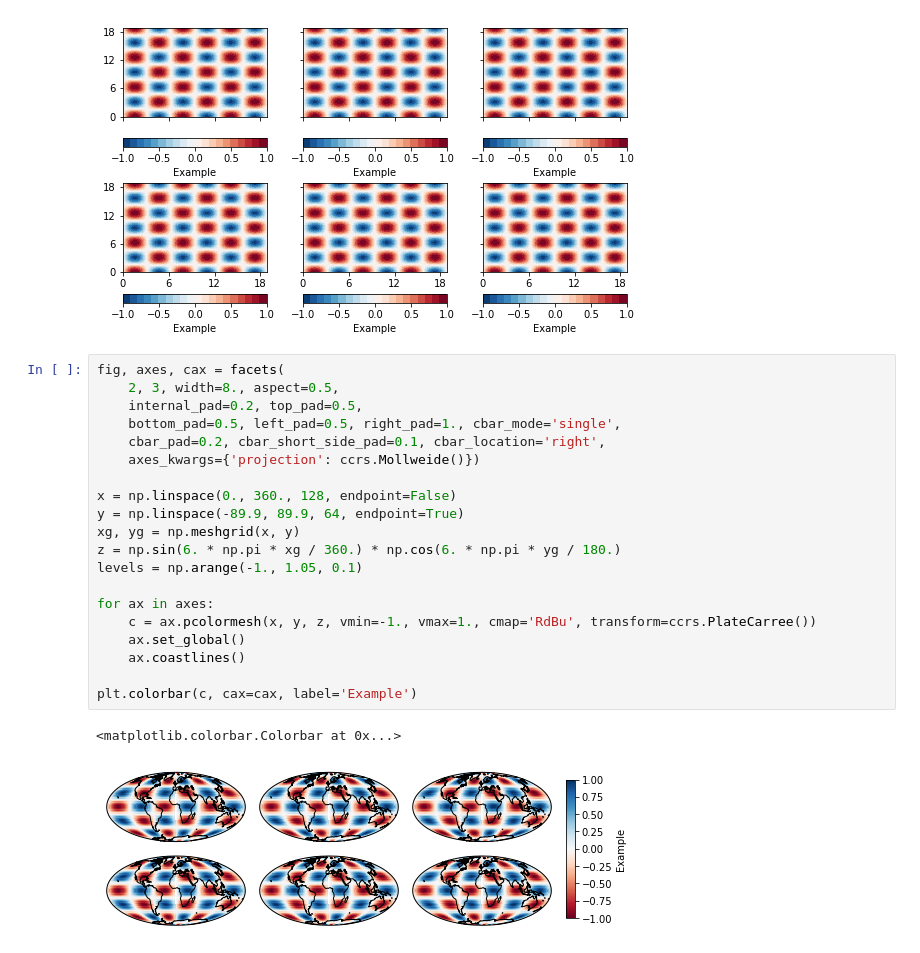
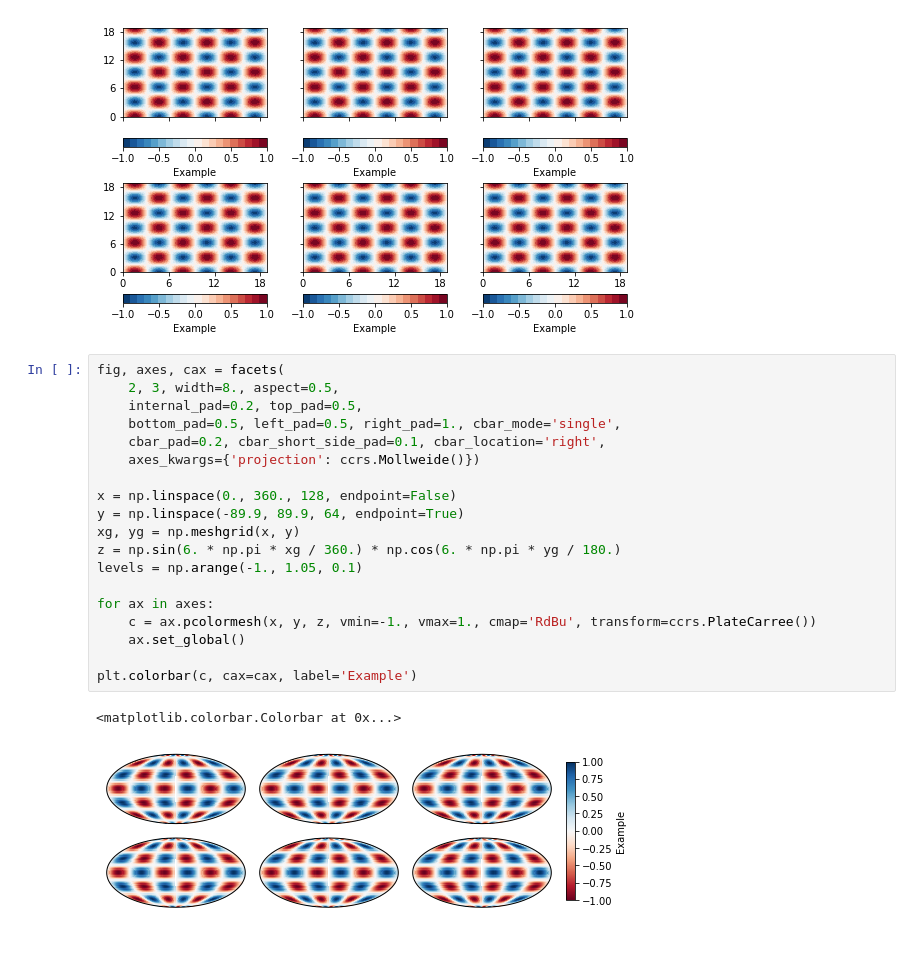
Before and after one commit to spencerkclark/faceted, a Jupyter notebook: facets/examples/examples.ipynb, the cells around one changed output. Cells and saved outputs as stored; diff of their text form.

Commit message:
Actually remove coastlines calls...

```diff
--- a/facets/examples/examples.ipynb
+++ b/facets/examples/examples.ipynb
@@ -89,26 +89,25 @@ for ax, cax in zip(axes, caxes):
 # %%
 fig, axes, cax = facets(
     2, 3, width=8., aspect=0.5,
     internal_pad=0.2, top_pad=0.5,
     bottom_pad=0.5, left_pad=0.5, right_pad=1., cbar_mode='single',
     cbar_pad=0.2, cbar_short_side_pad=0.1, cbar_location='right',
     axes_kwargs={'projection': ccrs.Mollweide()})
 
 x = np.linspace(0., 360., 128, endpoint=False)
 y = np.linspace(-89.9, 89.9, 64, endpoint=True)
 xg, yg = np.meshgrid(x, y)
 z = np.sin(6. * np.pi * xg / 360.) * np.cos(6. * np.pi * yg / 180.)
 levels = np.arange(-1., 1.05, 0.1)
 
 for ax in axes:
     c = ax.pcolormesh(x, y, z, vmin=-1., vmax=1., cmap='RdBu', transform=ccrs.PlateCarree())
     ax.set_global()
-    ax.coastlines()
 
 plt.colorbar(c, cax=cax, label='Example')
 # %% [output]
 <matplotlib.colorbar.Colorbar at 0x...>
-[figure, old version]
+[figure, new version]
 # %%
 fig, axes, cax = facets(
     2, 3, width=8., aspect=0.5,
```
Also changed, not shown: parts of 1 cell of this notebook.
